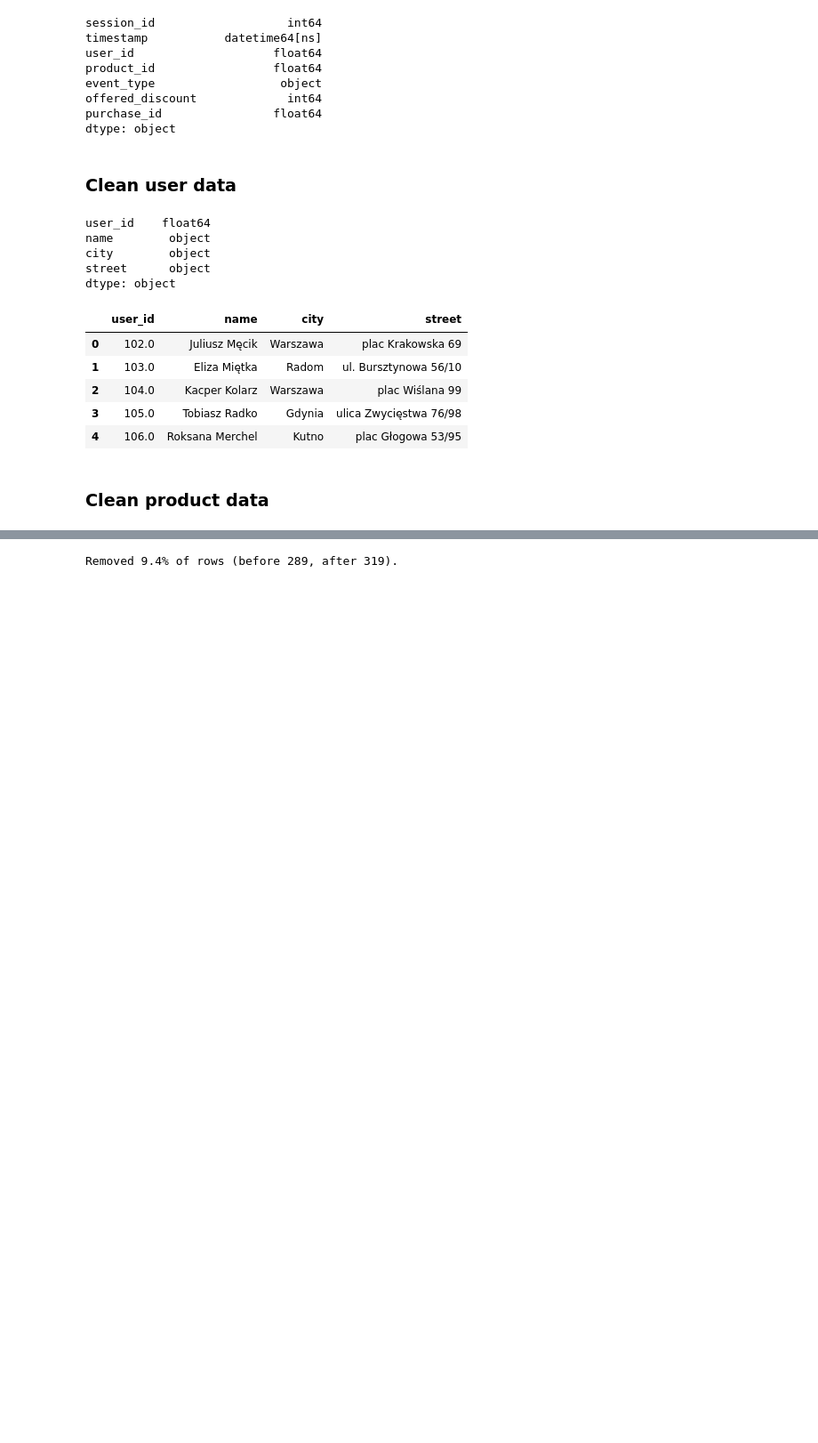
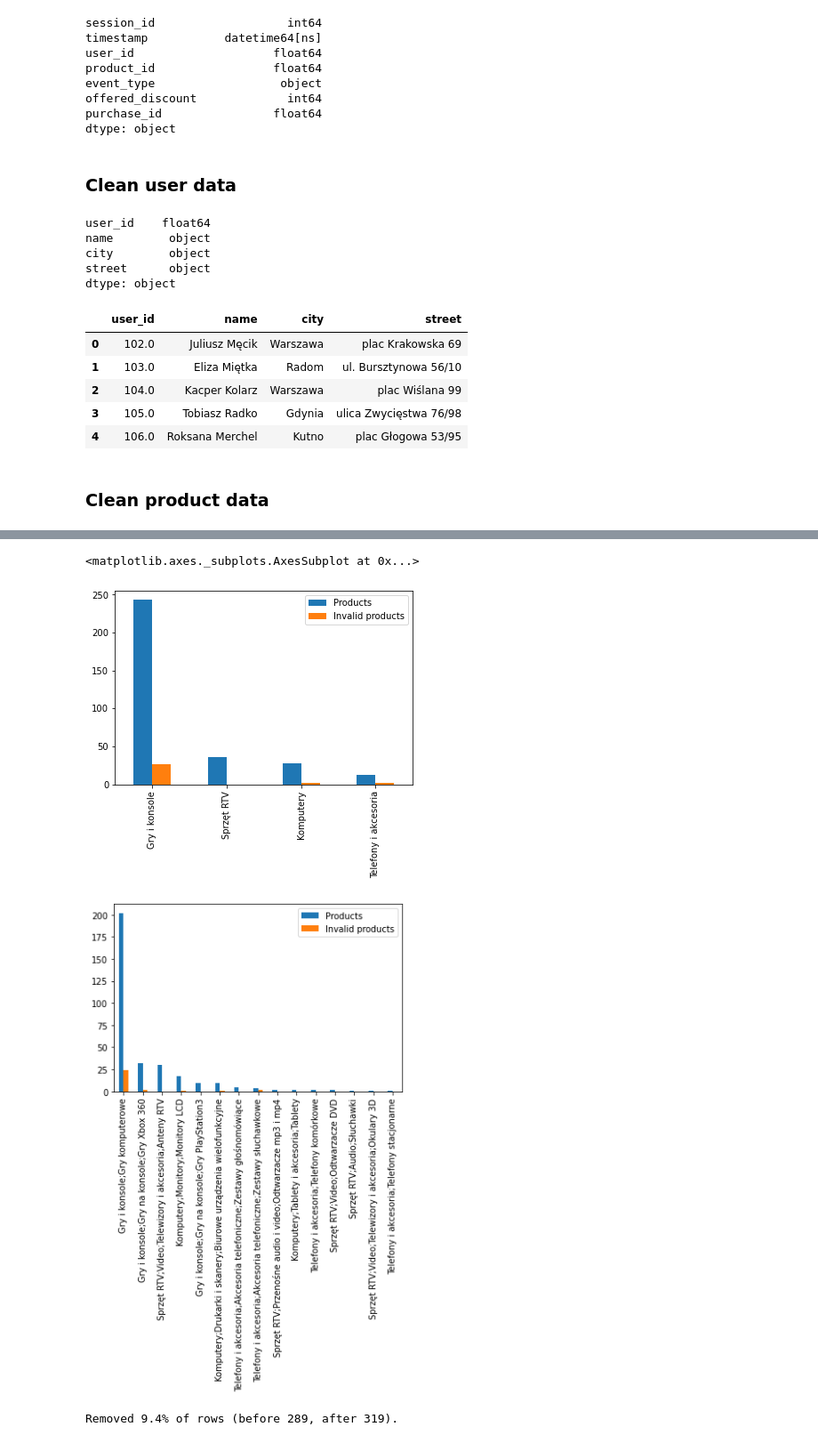
Before and after one commit to matkob/eshoppping, a Jupyter notebook: exploration.ipynb, the cells around one changed output, grey strips where cells are left out. Shown: that part at 89% size. Drawn from its saved outputs; the diff is of its cells as text; code cells hidden in the pictures; blank space fills up the shorter version.

Commit message:
invalid analysis

```diff
--- a/exploration.ipynb
+++ b/exploration.ipynb
@@ -75,4 +73,7 @@ products = raw_products.astype({
 })
 products.set_index('product_id')
 products.dtypes
+products['categories'] = products.category_path.apply(lambda s: s.split(';'))
+products['main_category'] = products.categories.apply(lambda s: s[0])
+products.head()
 # %% [output]
@@ -84,2 +86,19 @@ dtype: object
+# %%
+# analyse invalid products
+invalid_prices_filter = (products['price']>0) & (products['price']<100000)
+
+x = pd.concat([
+    products['main_category'].value_counts().rename('Products'),
+    products[~invalid_prices_filter]['main_category'].value_counts().rename('Invalid products')
+          ], axis=1).fillna(value=0).sort_values(by='Products', ascending=False).plot(kind='bar')
+
+pd.concat([
+    products['category_path'].value_counts().rename('Products'),
+    products[~invalid_prices_filter]['category_path'].value_counts().rename('Invalid products')
+          ], axis=1).fillna(value=0).sort_values(by='Products', ascending=False).plot(kind='bar')
+# %% [output]
+<matplotlib.axes._subplots.AxesSubplot at 0x...>
+[figure, added]
+[figure, added]
 # %%
 # Filter invalid prices: out of range (0.01, 100 000)
```
Also changed, not shown: parts of 22 cells of this notebook, 1 other file.
